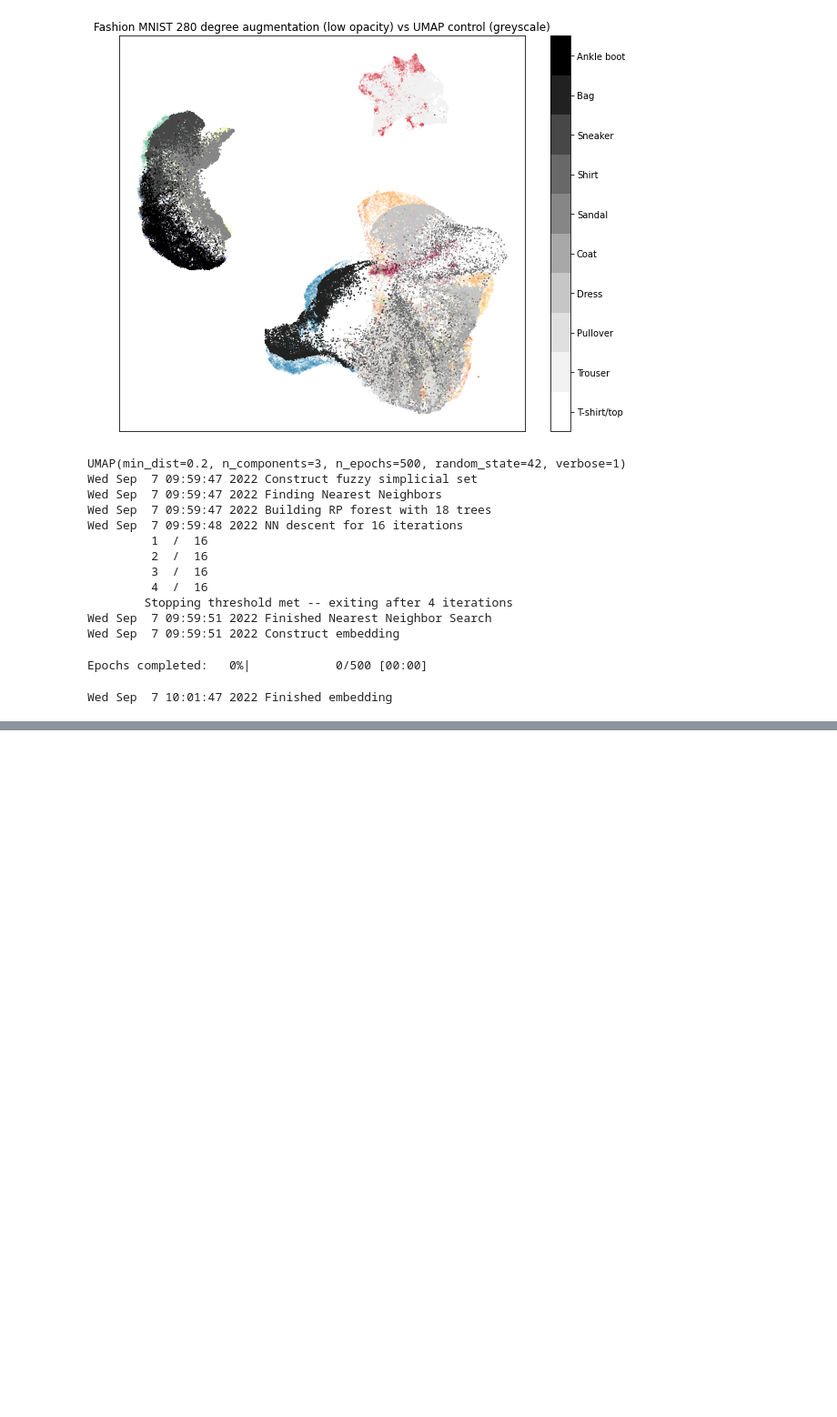
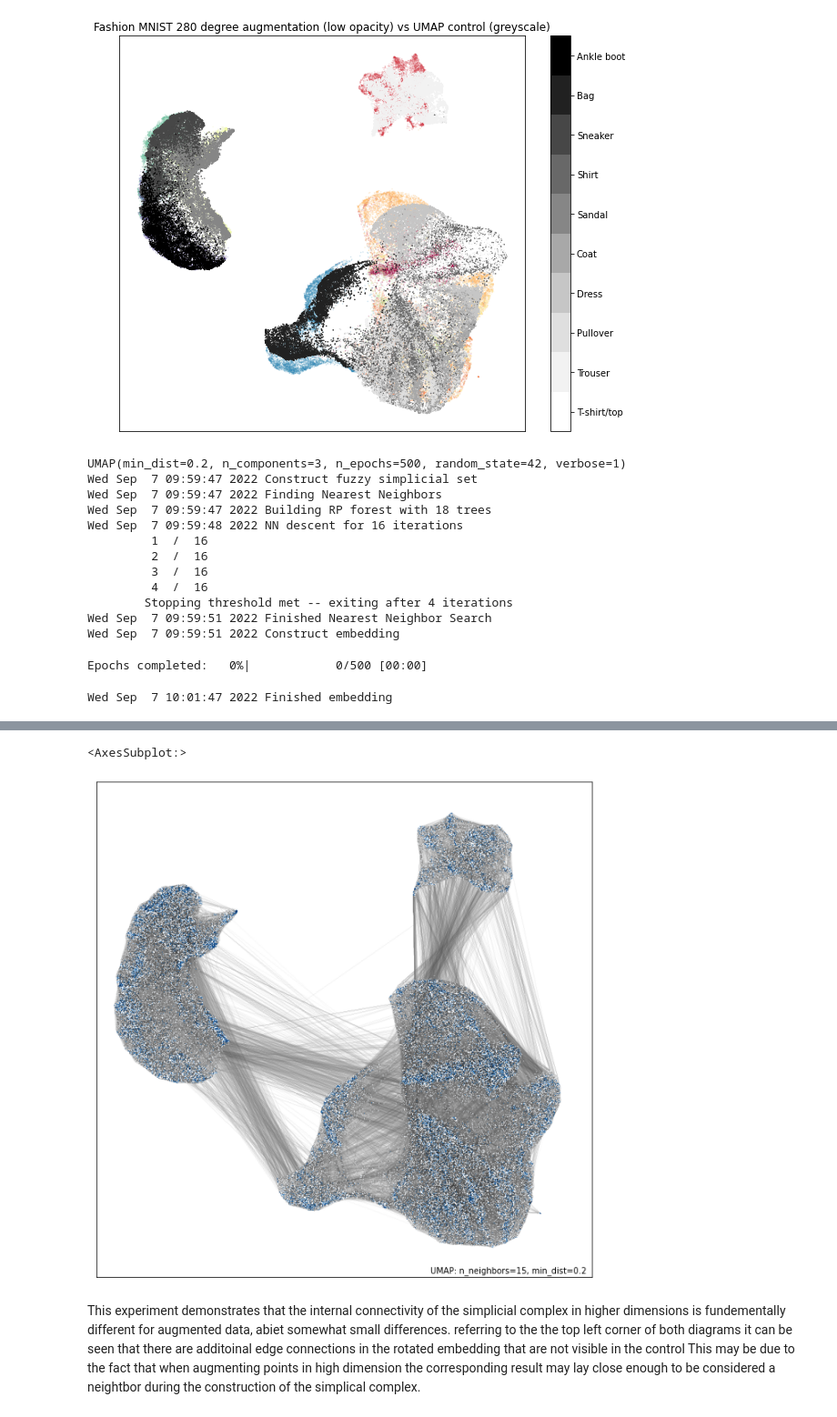
Before and after one commit to chriscamano/UMAP-and-PUMAP-research-, a Jupyter notebook: FALL 2022 UMAP /UMAP rotational augmentation research.ipynb, the cells around one changed output, grey strips where cells are left out. Shown at 91% size. Saved outputs shown, nothing was run; the diff lists cells and outputs as text; code cells hidden in the pictures; blank space fills up the shorter version.

Commit message:
did more experiments and optimized algorithm

```diff
--- a/FALL 2022 UMAP /UMAP rotational augmentation research.ipynb
+++ b/FALL 2022 UMAP /UMAP rotational augmentation research.ipynb
@@ -554,0 +599,3 @@ plt.title('Fashion MNIST Embedded via UMAP');
+# %%
+reducer = umap.UMAP(random_state=42,n_epochs=epochs,n_components=2, n_neighbors=neighbors,min_dist=dist,verbose=1)
+embedding_r200 = reducer.fit(r200_data)
@@ -554,0 +617,7 @@ plt.title('Fashion MNIST Embedded via UMAP');
+# %%
+umap.plot.connectivity(embedding_r200, show_points=True)
+# %% [output]
+<AxesSubplot:>
+[figure, added]
+# %% [markdown]
+This experiment demonstrates that the internal connectivity of the simplicial complex in higher dimensions is fundementally different for augmented data, abiet somewhat small differences.  referring to the the top left corner of both diagrams it can be seen that there are additoinal edge connections in the rotated embedding that are not visible in the control This may be due to the fact that when augmenting points in high dimension the corresponding result may lay close enough to be considered a neightbor during the construction of the simplical complex.
```
Also changed, not shown: parts of 22 cells of this notebook.
